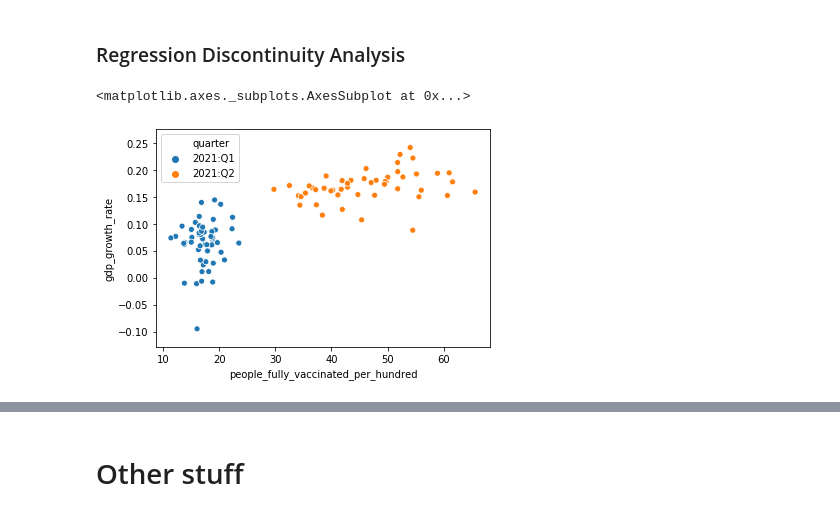
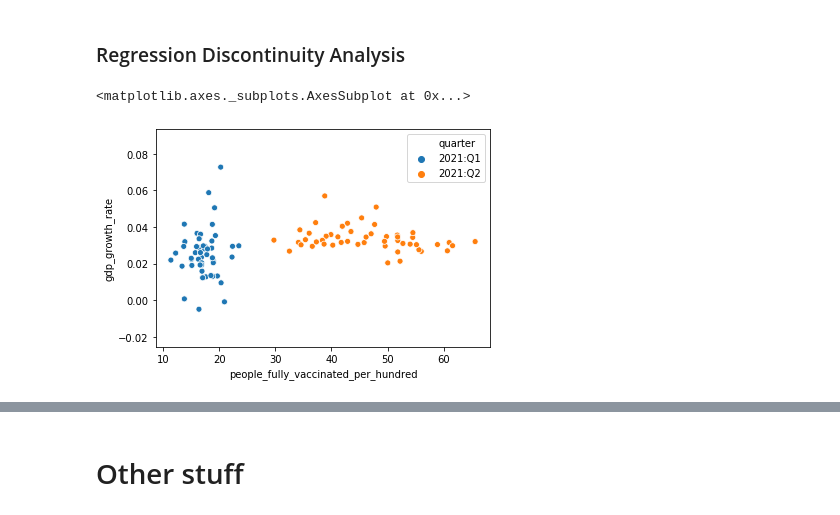
Before and after one commit to michael-lutz/Vaccine-Econ-Analysis, a Jupyter notebook: analysis/visualization_nb.ipynb, the cells around one changed output, grey strips where cells are left out. Cells and saved outputs as stored; diff of their text form; code cells hidden in the pictures.

```diff
--- a/analysis/visualization_nb.ipynb
+++ b/analysis/visualization_nb.ipynb
@@ -10,6 +10,7 @@ import matplotlib.pyplot as plt
 # %%
 gdp_df = pd.read_csv('../data/gdp-data/SQGDP2__ALL_AREAS_2005_2021.csv')
 vax_df = pd.read_csv('../data/vaccination-data/us_state_vaccinations.csv')
+population_df = pd.read_csv('../data/census_population_report.csv')
 # %% [markdown]
 # Processing Vaccination Data
 # %% [markdown]
@@ -83,4 +68,8 @@ gdp_df = gdp_df[gdp_df['GeoName'].isin(state_names)]
 # %%
 # Renaming for future merging
 gdp_df = gdp_df.rename(columns={"GeoName": "location"})
+# %%
+population_df.rename(columns={'Name': 'location'}, inplace=True)
+population_df = population_df[['location', 'Pop. 2020']]
+gdp_df = gdp_df.merge(population_df, on='location')
 # %%
@@ -694,18 +698,24 @@ plot(choromap,validate=False)
 # %% [markdown]
 ### Regression Discontinuity Analysis
 # %%
-gdp_df_total = gdp_df[gdp_df['Description'] == '   Accommodation and food services'].drop(['2020:Q3','2020:Q2','2020:Q1','Description'], axis=1)
+gdp_df_total = gdp_df[gdp_df['Description'] == 'All industry total'].drop(['2020:Q3','2020:Q2','2020:Q1','Description'], axis=1)
 gdp_df_total.replace('(D)',None,inplace=True)
 delta_2021_Q1 = (gdp_df_total['2021:Q1'].astype(float)-gdp_df_total['2020:Q4'].astype(float))/(gdp_df_total['2020:Q4'].astype(float))
 delta_2021_Q2 = (gdp_df_total['2021:Q2'].astype(float)-gdp_df_total['2021:Q1'].astype(float))/(gdp_df_total['2020:Q4'].astype(float))
 summarized_gdp_total = pd.DataFrame(columns=['quarter','location','gdp_growth_rate'])
 summarized_gdp_total['gdp_growth_rate'] = pd.concat([delta_2021_Q1,delta_2021_Q2])
 summarized_gdp_total['location'] = pd.concat([gdp_df_total['location'],gdp_df_total['location']])
 summarized_gdp_total.reset_index(drop=True, inplace=True)
 summarized_gdp_total['quarter'] = pd.concat([pd.Series(['2021:Q1']*51),pd.Series(['2021:Q2']*51)]).to_list()
+
+
+gdp_per_capita_q1 = gdp_df_total['2021:Q1'].astype(float)/(gdp_df_total['Pop. 2020'].apply(lambda x: float(x.replace(',',''))))*1000000
+gdp_per_capita_q2 = gdp_df_total['2021:Q2'].astype(float)/(gdp_df_total['Pop. 2020'].apply(lambda x: float(x.replace(',',''))))*1000000
+summarized_gdp_total['gdp_per_capita'] = pd.concat([gdp_per_capita_q1,gdp_per_capita_q2]).reset_index(drop=True)
+
 summarized_total = summarized_vax_quarterly.merge(summarized_gdp_total, on=['location','quarter'])
 
 sns.scatterplot(data = summarized_total, x='people_fully_vaccinated_per_hundred', y='gdp_growth_rate', hue='quarter')
 # %% [output]
 <matplotlib.axes._subplots.AxesSubplot at 0x...>
-[figure, old version]
+[figure, new version]
```
Also changed, not shown: parts of 16 cells of this notebook, 4 other files.
